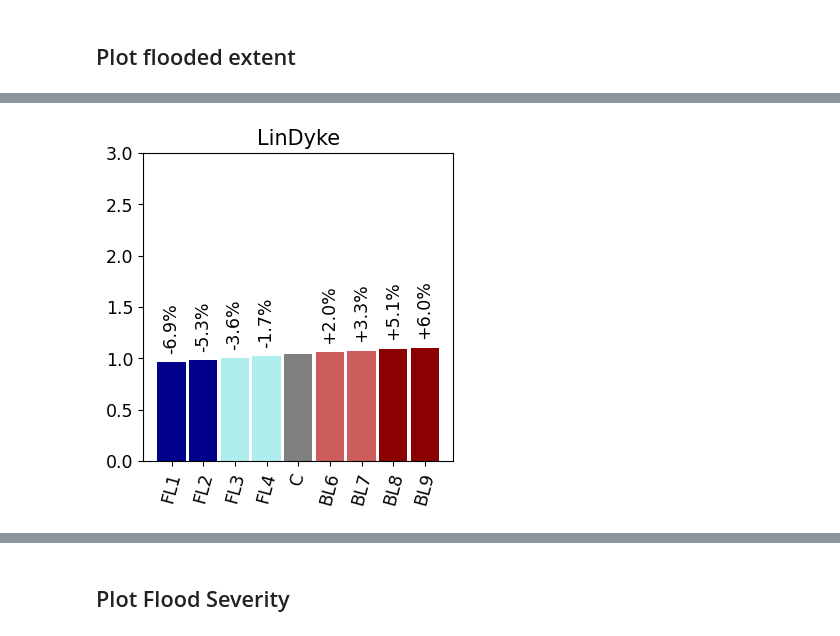
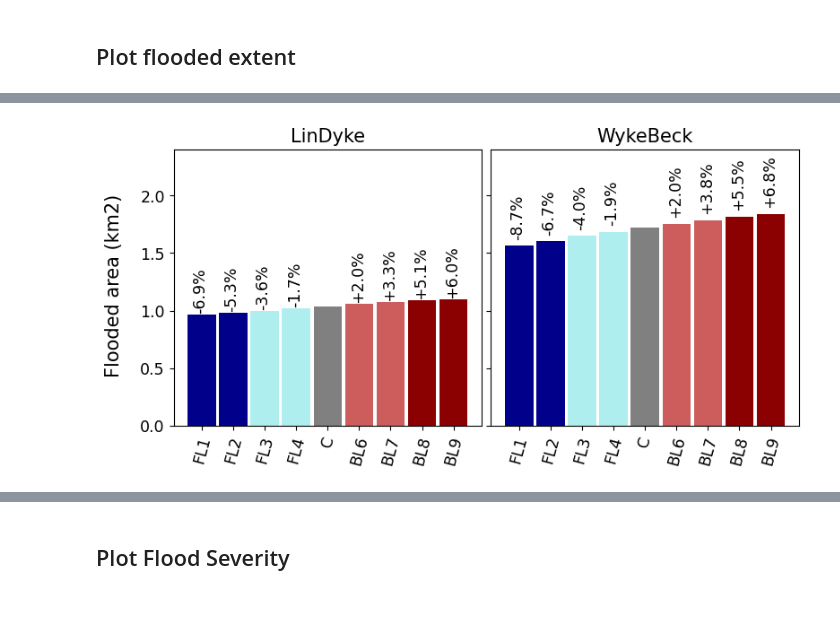
Before and after one commit to masher92/UKCP18, a Jupyter notebook: CatchmentAnalysis/PlotsForPaper.ipynb, the cells around one changed output, grey strips where cells are left out. Drawn from its saved outputs; the diff is of its cells as text; code cells hidden in the pictures; blank space fills up the shorter version.

```diff
--- a/CatchmentAnalysis/PlotsForPaper.ipynb
+++ b/CatchmentAnalysis/PlotsForPaper.ipynb
@@ -263,8 +156,8 @@ plot_flooded_extent_1catchment(cluster_results_ip_ls, 'Water', 'Idealised','IP',
 # %%
-plot_flooded_extent_1catchment(cluster_results_ip_ls, 'Notwater', 'Idealised','IP',ylim = 3, percent_adjust = 1.3,
-                                label_height_adjuster_x = 1.12, label_height_adjuster_y = 0.1)
+plot_flooded_extent_2catchments(cluster_results_ip_ls, 'Notwater', 'Idealised','IP',ylim = 2.4, percent_adjust = 1.3,
+                                label_height_adjuster_x = 1.04, label_height_adjuster_y = 1.05)
 # %% [output]
-[figure, old version]
+[figure, new version]
 # %%
 plot_flooded_extent_2catchments(cluster_results_op_ls, '', 'Observed','OP', ylim = 2.87,percent_adjust = 1.37,
                                 label_height_adjuster_x = 1.04, label_height_adjuster_y=1.03)
```
Also changed, not shown: parts of 9 cells of this notebook, 11 other files.
